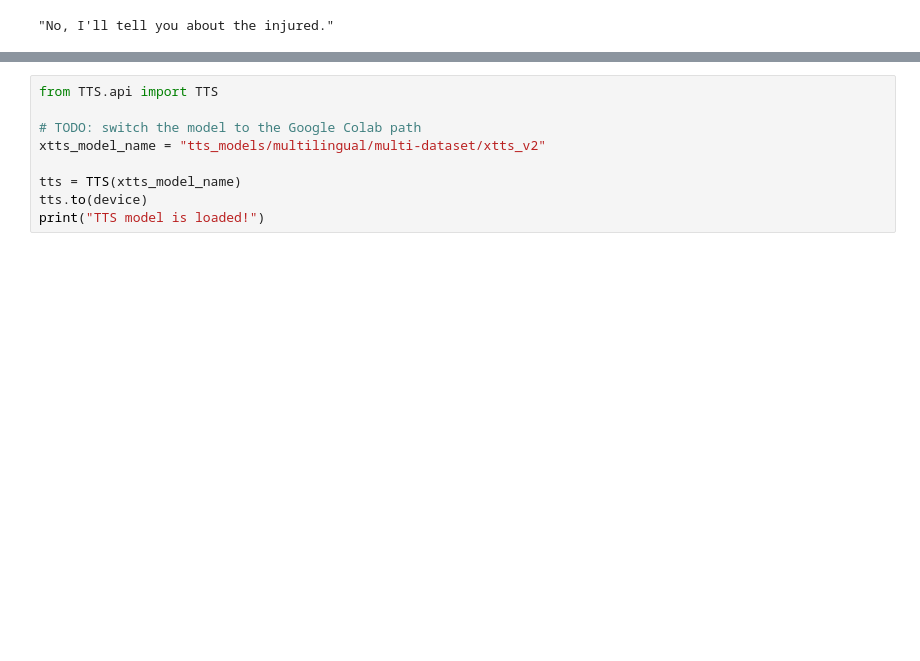
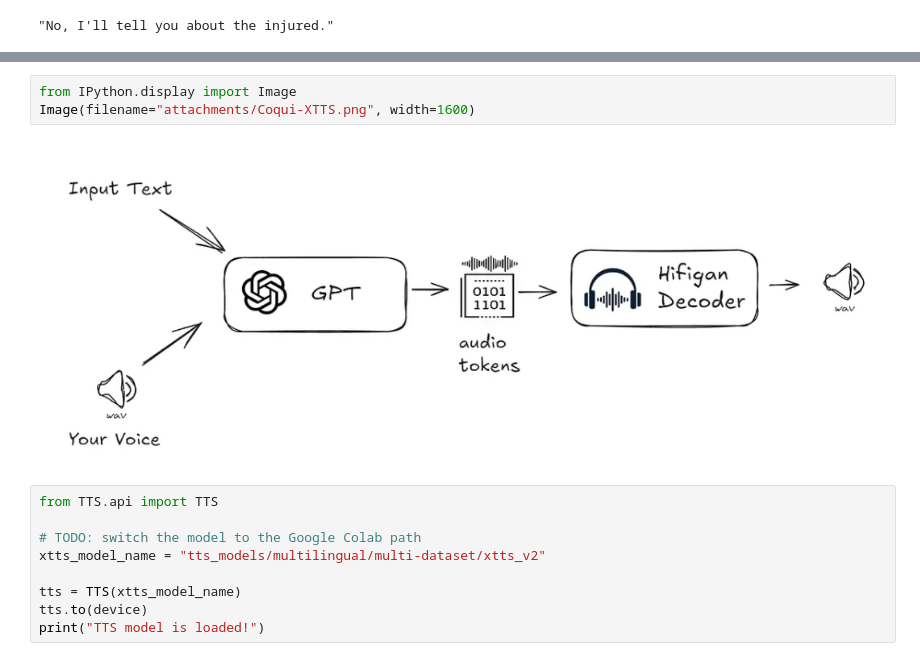
Before and after one commit to pfe-rs/psiml-applied-ai, a Jupyter notebook: notebooks/PSIML_Intro_Lecture_Voice.ipynb, the cells around one changed output, grey strips where cells are left out. Drawn from its saved outputs; the diff is of its cells as text; blank space fills up the shorter version.

```diff
--- a/notebooks/PSIML_Intro_Lecture_Voice.ipynb
+++ b/notebooks/PSIML_Intro_Lecture_Voice.ipynb
@@ -130,3 +180,8 @@ translate(text_15)
+# %%
+from IPython.display import Image
+Image(filename="attachments/Coqui-XTTS.png", width=1600)
+# %% [output]
+[figure, added]
 # %%
 from TTS.api import TTS
 
```
Also changed, not shown: parts of 15 cells of this notebook, 4 other files.
